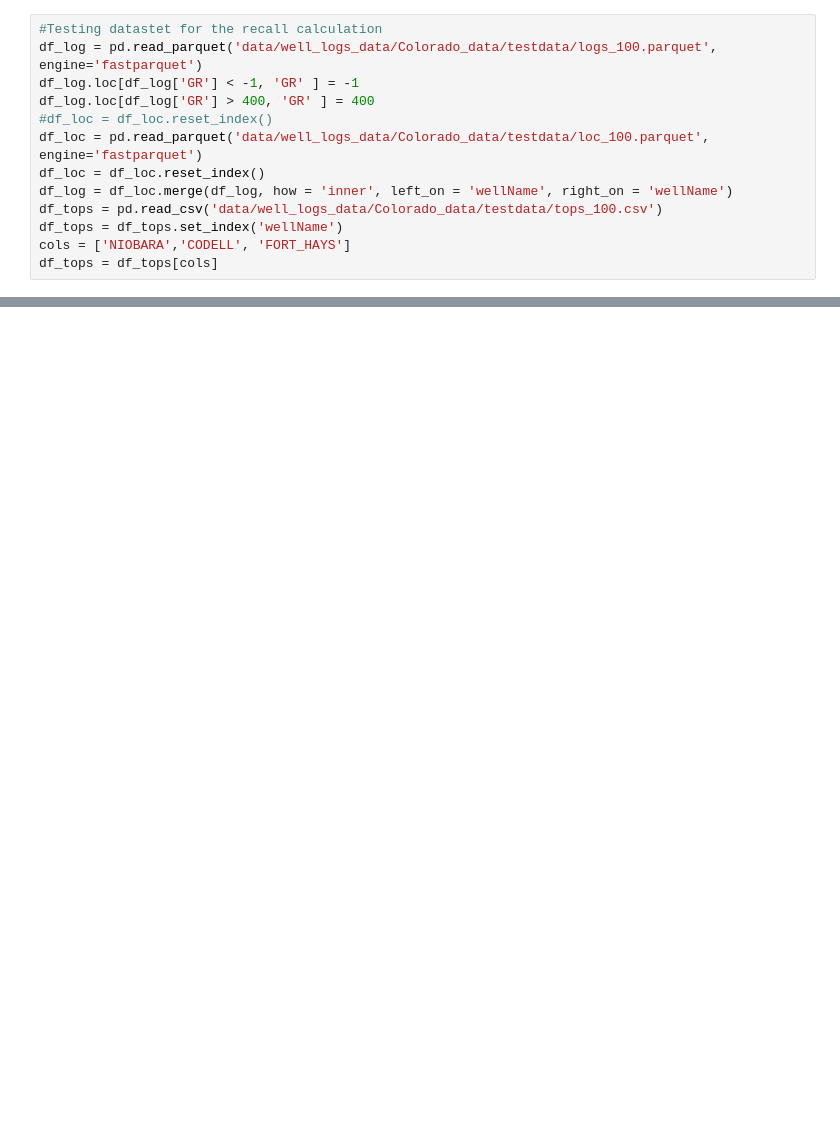
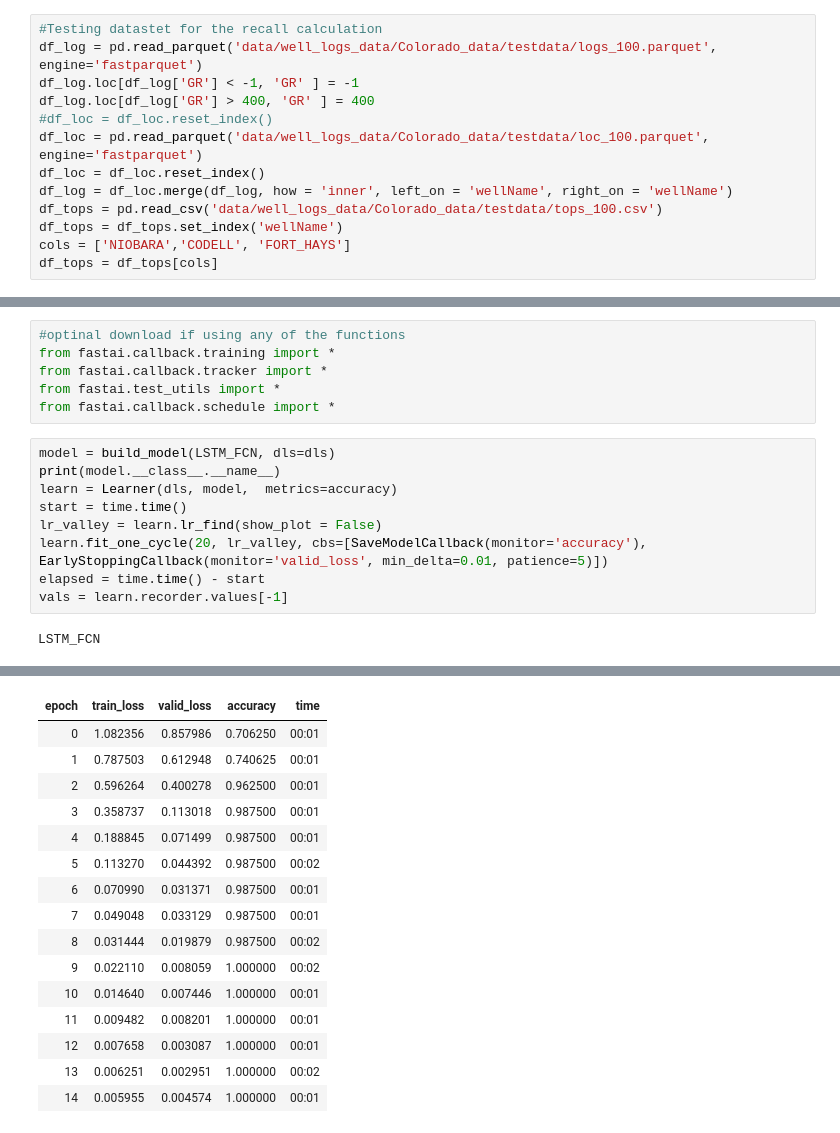
Before and after one commit to suryaprakashdev/Transformers_for_Time_series, a Jupyter notebook: Tutorial_Marker_propagation.ipynb, the cells around one changed output, grey strips where cells are left out. Drawn from its saved outputs; the diff is of its cells as text; blank space fills up the shorter version.

```diff
--- a/Tutorial_Marker_propagation.ipynb
+++ b/Tutorial_Marker_propagation.ipynb
@@ -32,0 +143,17 @@ X_train.shape, y_train.shape
+# %%
+#optinal download if using any of the functions
+from fastai.callback.training import *
+from fastai.callback.tracker import *
+from fastai.test_utils import *
+from fastai.callback.schedule import *
+# %%
+model = build_model(LSTM_FCN, dls=dls)
+print(model.__class__.__name__)
+learn = Learner(dls, model,  metrics=accuracy)
+start = time.time()
+lr_valley = learn.lr_find(show_plot = False)
+learn.fit_one_cycle(20, lr_valley, cbs=[SaveModelCallback(monitor='accuracy'), EarlyStoppingCallback(monitor='valid_loss', min_delta=0.01, patience=5)])
+elapsed = time.time() - start
+vals = learn.recorder.values[-1]
+# %% [output]
+LSTM_FCN
@@ -32,0 +161,16 @@ X_train.shape, y_train.shape
+| epoch | train_loss | valid_loss | accuracy | time |
+| 0 | 1.082356 | 0.857986 | 0.706250 | 00:01 |
+| 1 | 0.787503 | 0.612948 | 0.740625 | 00:01 |
+| 2 | 0.596264 | 0.400278 | 0.962500 | 00:01 |
+| 3 | 0.358737 | 0.113018 | 0.987500 | 00:01 |
+| 4 | 0.188845 | 0.071499 | 0.987500 | 00:01 |
+| 5 | 0.113270 | 0.044392 | 0.987500 | 00:02 |
+| 6 | 0.070990 | 0.031371 | 0.987500 | 00:01 |
+| 7 | 0.049048 | 0.033129 | 0.987500 | 00:01 |
+| 8 | 0.031444 | 0.019879 | 0.987500 | 00:02 |
+| 9 | 0.022110 | 0.008059 | 1.000000 | 00:02 |
+| 10 | 0.014640 | 0.007446 | 1.000000 | 00:01 |
+| 11 | 0.009482 | 0.008201 | 1.000000 | 00:01 |
+| 12 | 0.007658 | 0.003087 | 1.000000 | 00:01 |
+| 13 | 0.006251 | 0.002951 | 1.000000 | 00:02 |
+| 14 | 0.005955 | 0.004574 | 1.000000 | 00:01 |
```
Also changed, not shown: parts of 15 cells of this notebook.
